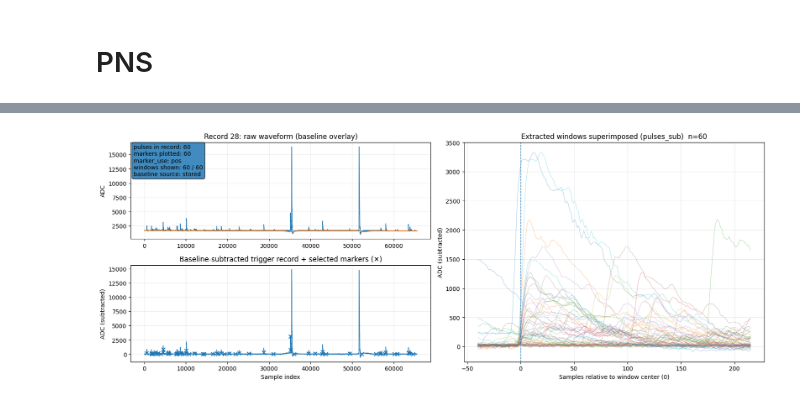
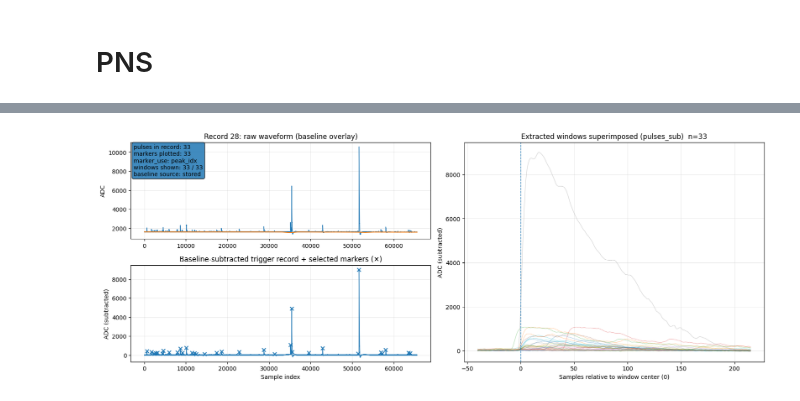
Before and after one commit to eberthol/PSD_GMVAE_Coldbox, a Jupyter notebook: data_eng/Peak_Selection.ipynb, the cells around one changed output, grey strips where cells are left out. Drawn from its saved outputs; the diff is of its cells as text; code cells hidden in the pictures.

```diff
--- a/data_eng/Peak_Selection.ipynb
+++ b/data_eng/Peak_Selection.ipynb
@@ -11,15 +24,24 @@ import peak_selection as psel
 # %%
-path = "trig_2298_chID_0.npz"
-data = np.load(path)
-X = data["X"]
-print(int(np.max(X)))
+
+chID = 1 # [0, 1, 2, 3, 4, 5, 6, 7, 8, 10] = channels
+
+paths = [f"pns_raw_files/pns_r25036_chID{chID}_0-7.npz",
+        #  f"pns_raw_files/pns_r25036_chID{chID}_8-16.npz",
+        #  f"pns_raw_files/pns_r25036_chID{chID}_17-30.npz"
+        ]
+raw_wfs_l = []
+for path in paths:
+    raw_wfs_l.append( np.load(path)['wfs'])
+raw_wfs = np.concat(raw_wfs_l)
+print(raw_wfs.shape)
 
 pulse_ds = psel.build_pulse_dataset(
-    X,
-    pre=40, post=216,
+    raw_wfs,
+    # pre=40, post=216,
+    pre=40, post=500,
     use_pos="align",  # "align" "argmax"
     align_frac = 0.2,
-    align_search_back = 400,
+    align_search_back = 500,
     ADCsat=16383,          # 16383
     amp_min=0,
     skip_flagged_records=False,
@@ -94,7 +211,10 @@ wins, meta = psel.plot_pulses(
 # %%
+
 W_rec, idx = psel.plot_record(
-    X, pulse_ds,
+    raw_wfs, pulse_ds,
     record_index=28,
+    marker_use="peak_idx",
+    # max_pulses_to_plot=1,
 )
 # %% [output]
-[figure, old version]
+[figure, new version]
```
Also changed, not shown: parts of 17 cells of this notebook, 2 other files.
